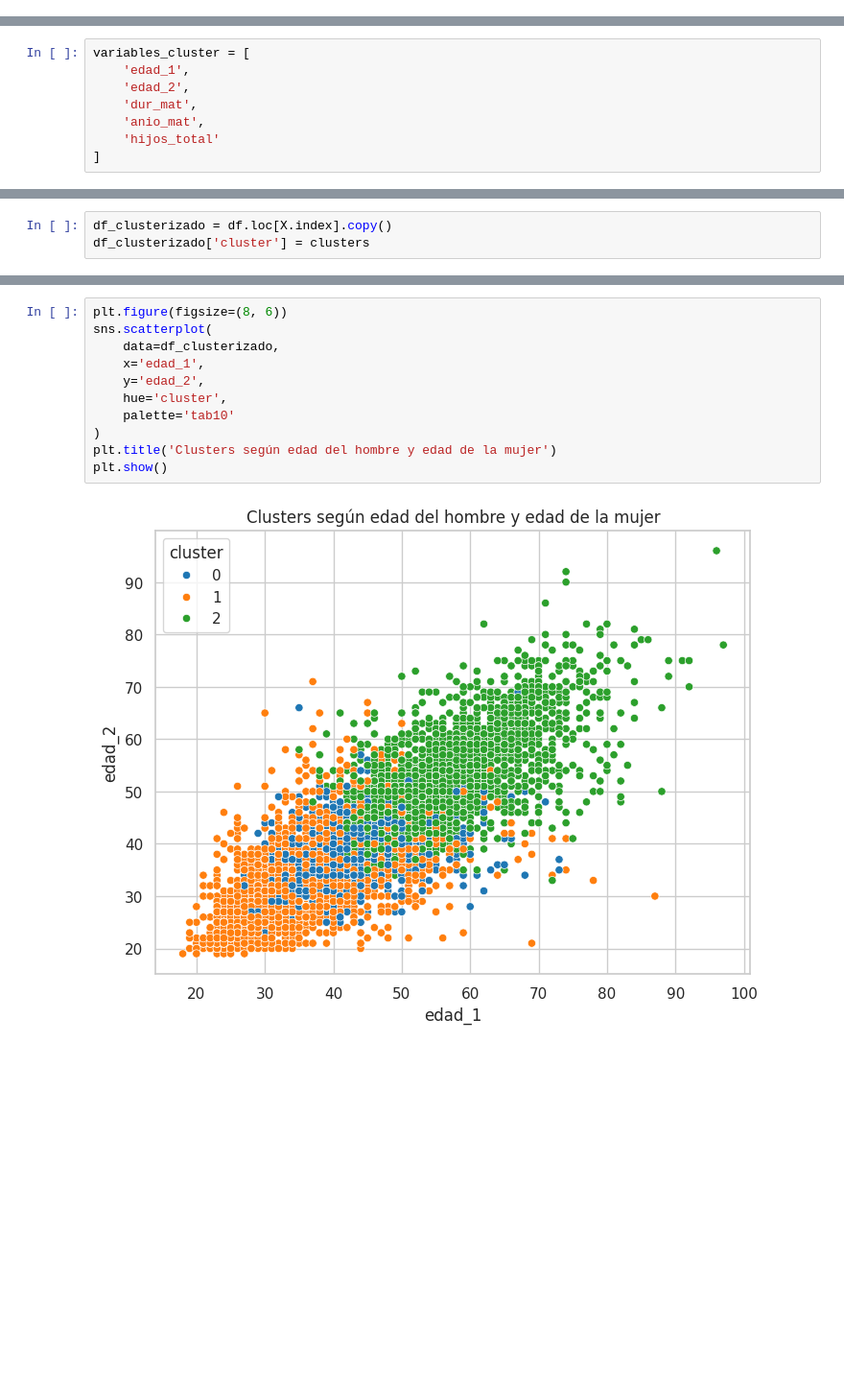
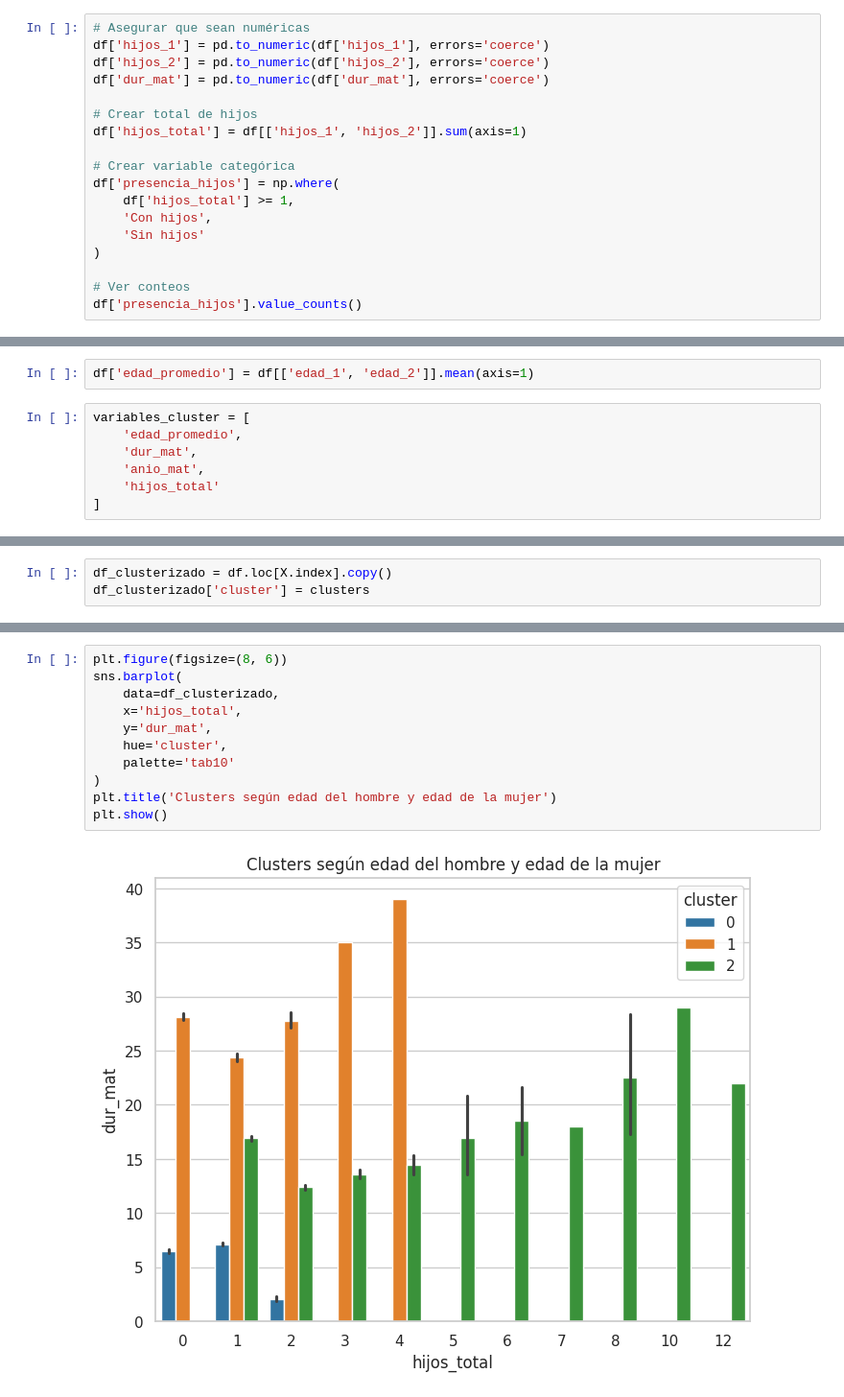
Before and after one commit to Phiepi137/Analisis-Matrimonios-y-Divorcios-2020---Proyecto-FCDIA-, a Jupyter notebook: ProeyctoFCDIA/ProyectoFinal.ipynb, the cells around one changed output, grey strips where cells are left out. Shown at 96% size. Cells and saved outputs as stored; diff of their text form; blank space fills up the shorter version.

```diff
--- a/ProeyctoFCDIA/ProyectoFinal.ipynb
+++ b/ProeyctoFCDIA/ProyectoFinal.ipynb
@@ -485,0 +471,18 @@ Name: dia_sem_mat, Length: 12325, dtype: str
+# %%
+# Asegurar que sean numéricas
+df['hijos_1'] = pd.to_numeric(df['hijos_1'], errors='coerce')
+df['hijos_2'] = pd.to_numeric(df['hijos_2'], errors='coerce')
+df['dur_mat'] = pd.to_numeric(df['dur_mat'], errors='coerce')
+
+# Crear total de hijos
+df['hijos_total'] = df[['hijos_1', 'hijos_2']].sum(axis=1)
+
+# Crear variable categórica
+df['presencia_hijos'] = np.where(
+    df['hijos_total'] >= 1,
+    'Con hijos',
+    'Sin hijos'
+)
+
+# Ver conteos
+df['presencia_hijos'].value_counts()
@@ -486,9 +547,10 @@ Name: dia_sem_mat, Length: 12325, dtype: str
 # %% [markdown]
 *//Clustering*
+# %%
+df['edad_promedio'] = df[['edad_1', 'edad_2']].mean(axis=1)
 # %%
 variables_cluster = [
-    'edad_1',
-    'edad_2',
+    'edad_promedio',
     'dur_mat',
     'anio_mat',
     'hijos_total'
@@ -587,13 +667,13 @@ df_centroides
 # %%
 plt.figure(figsize=(8, 6))
-sns.scatterplot(
+sns.barplot(
     data=df_clusterizado,
-    x='edad_1',
-    y='edad_2',
+    x='hijos_total',
+    y='dur_mat',
     hue='cluster',
     palette='tab10'
 )
 plt.title('Clusters según edad del hombre y edad de la mujer')
 plt.show()
 # %% [output]
-[figure, old version]
+[figure, new version]
```
Also changed, not shown: parts of 17 cells of this notebook, 4 other files.
